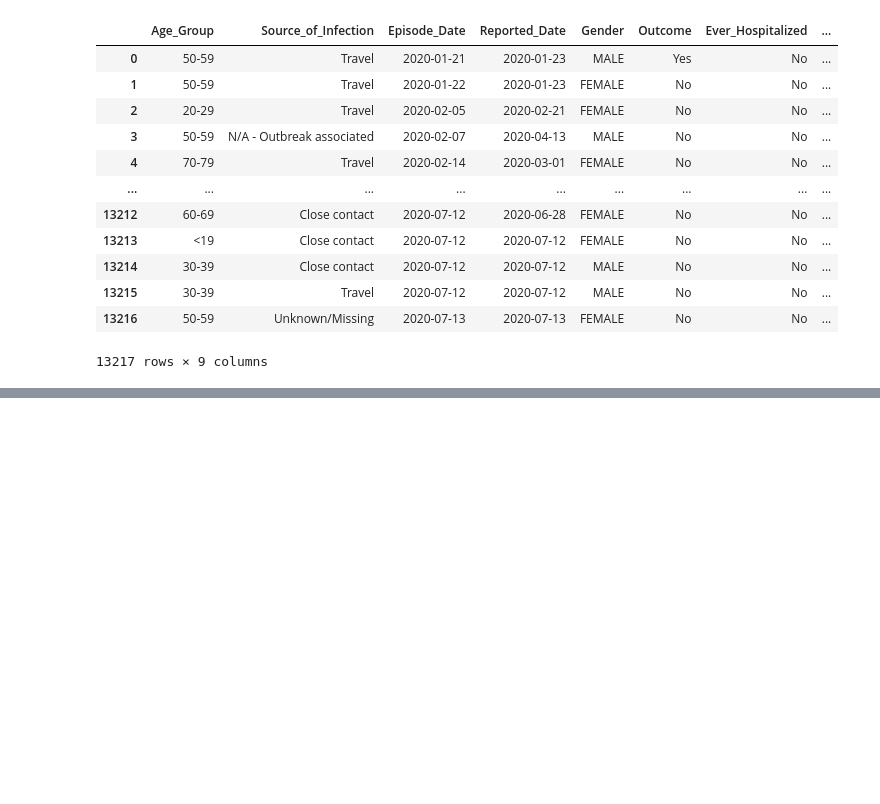
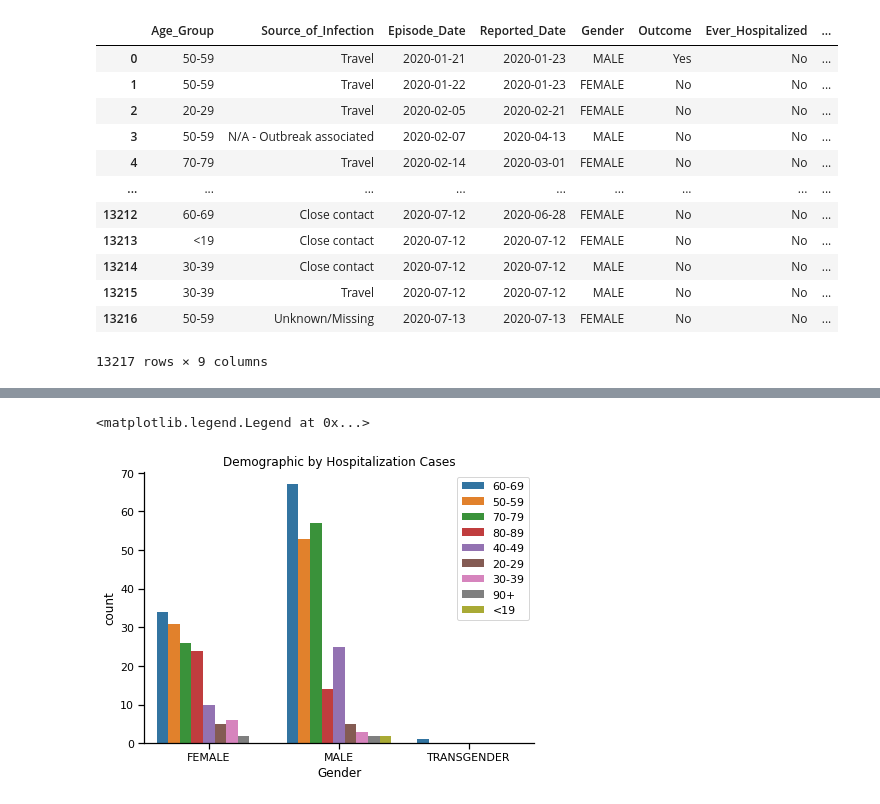
Before and after one commit to data301-2020-winter1/course-project-group_6022, a Jupyter notebook: analysis/Task 5 Folder Milestone 2/Analysis Notebook.ipynb, the cells around one changed output, grey strips where cells are left out. Drawn from its saved outputs; the diff is of its cells as text; code cells hidden in the pictures; blank space fills up the shorter version.

```diff
--- a/analysis/Task 5 Folder Milestone 2/Analysis Notebook.ipynb
+++ b/analysis/Task 5 Folder Milestone 2/Analysis Notebook.ipynb
@@ -74,3 +74,23 @@ Text(0.5, 0, 'Amount of Cases resulting in Hospitalization')
+# %%
+#quickly draw up a new dataframe.
+df = sc.ez_format(path)
+df = df.loc[df["Ever_Hospitalized"].str.contains("Yes")]
+df = df.loc[~df["Gender"].str.contains("UNKNOWN")]
+df = df.reset_index(drop = True)
+ls = df['Age_Group'].value_counts().to_dict()
+plt.figure(figsize=(7,5))
+"""
+Use the seaborn count plot to visualize our data. Personally, graph 1 is easier to look at than graph 2,
+but I also want to go for style points.
+"""
+sns.countplot(x= 'Gender', hue = "Age_Group", data=df, hue_order = ls, dodge = True )
+sns.despine(top = True, right = True, left = False)
+plt.title("Demographic by Hospitalization Cases")
+plt.xlabel("Gender")
+plt.legend(loc='upper right')
+# %% [output]
+<matplotlib.legend.Legend at 0x...>
+[figure, added]
 # %% [markdown]
 ### Result
 By our graph we can see that senior males are most succeptable to the virus. This is intriuging becase our data set actually has
```
Also changed, not shown: parts of 3 cells of this notebook.
